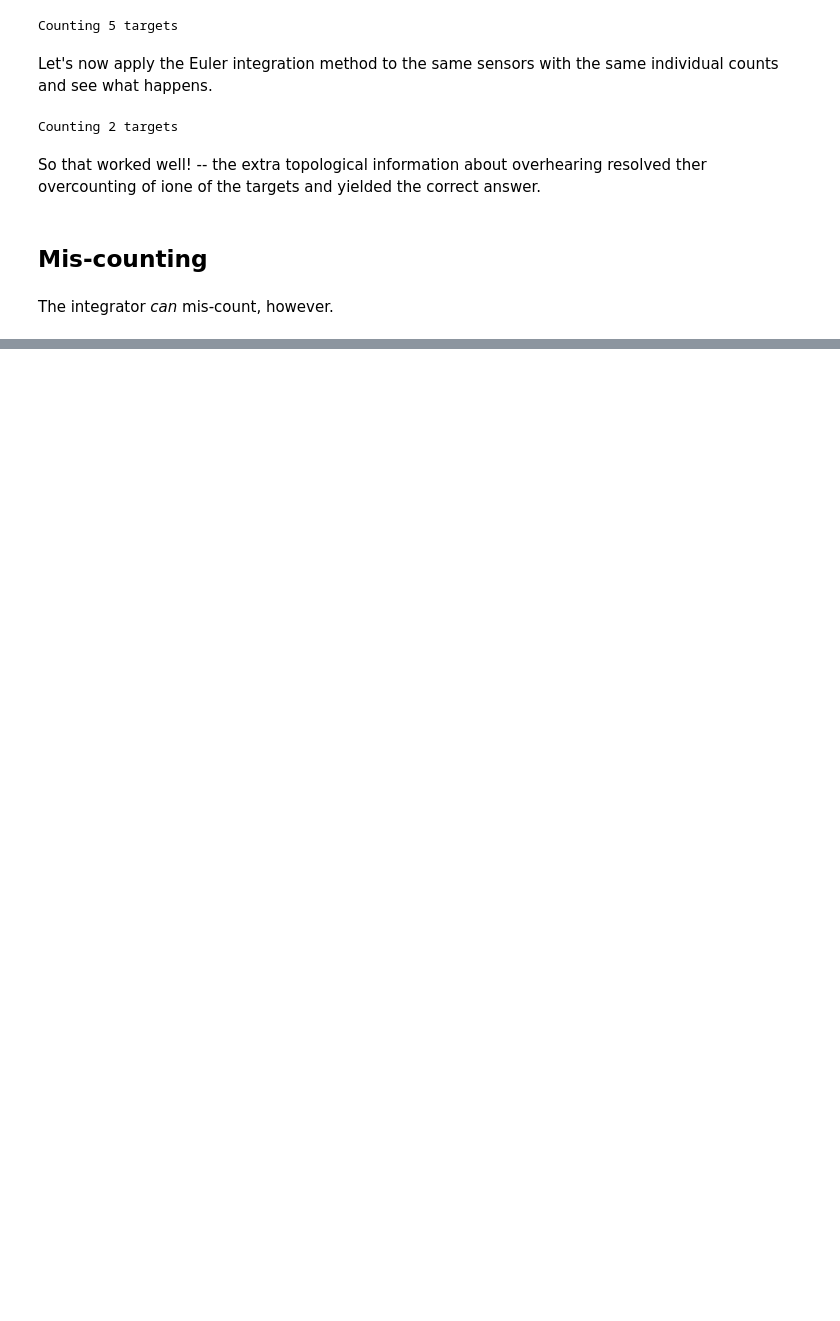
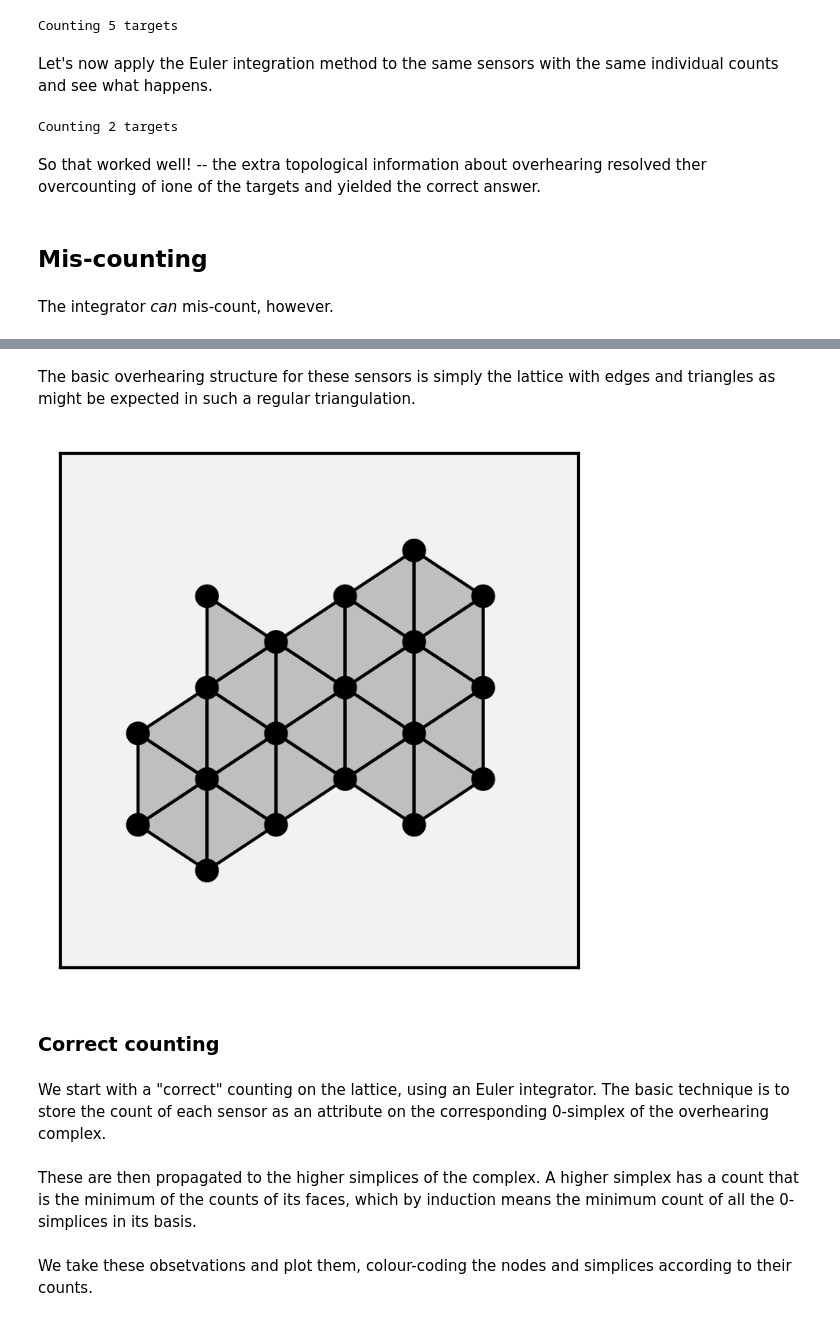
Before and after one commit to simoninireland/sensor-playground, a Jupyter notebook: euler.ipynb, the cells around one changed output, grey strips where cells are left out. Drawn from its saved outputs; the diff is of its cells as text; code cells hidden in the pictures; blank space fills up the shorter version.

```diff
--- a/euler.ipynb
+++ b/euler.ipynb
@@ -191,0 +205,12 @@ plt.show()
+# %% [markdown]
+The basic overhearing structure for these sensors is simply the lattice with edges and triangles as might be expected in such a regular triangulation.
+# %%
+fig = plt.figure(figsize=(3, 3))
+drawComplex(lattice, pos)
+plt.show()
+# %% [output]
+[figure, added]
+# %% [markdown]
+### Correct counting
+# %% [markdown]
+We start with a "correct" counting on the lattice, using an Euler integrator. The basic technique is to store the count of each sensor as an attribute on the corresponding 0-simplex of the overhearing complex.
@@ -191,0 +219,2 @@ plt.show()
+# %% [markdown]
+These are then propagated to the higher simplices of the complex. A higher simplex has a count that is the minimum of the counts of its faces, which by induction means the minimum count of all the 0-simplices in its basis.
@@ -191,0 +247,2 @@ plt.show()
+# %% [markdown]
+We take these obsetvations and plot them, colour-coding the nodes and simplices according to their counts.
```
Also changed, not shown: parts of 28 cells of this notebook.
